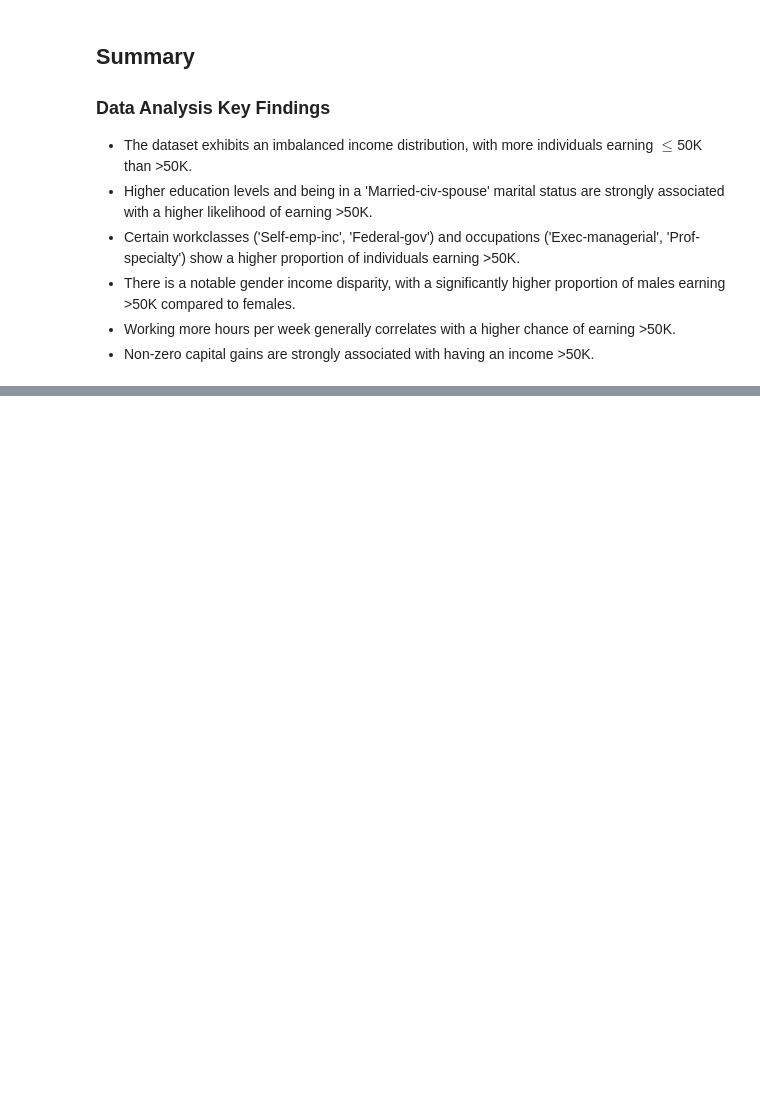
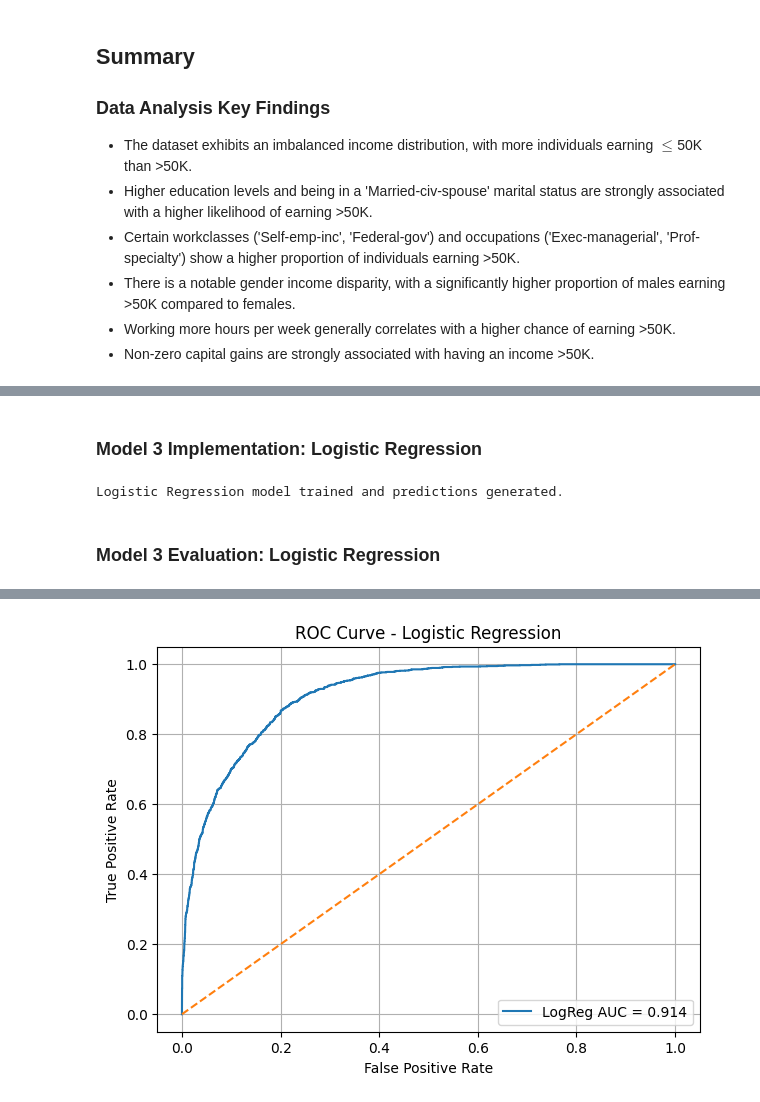
Before and after one commit to shounak49/ML-Project-Fall-2025, a Jupyter notebook: ML_Project_Fall_2025.ipynb, the cells around one changed output, grey strips where cells are left out. Drawn from its saved outputs; the diff is of its cells as text; code cells hidden in the pictures; blank space fills up the shorter version.

```diff
--- a/ML_Project_Fall_2025.ipynb
+++ b/ML_Project_Fall_2025.ipynb
@@ -141,0 +185,71 @@ dtype: int64
+# %% [markdown]
+### Model 3 Implementation: Logistic Regression
+# %%
+from sklearn.linear_model import LogisticRegression
+from sklearn.pipeline import Pipeline
+
+log_reg_pipeline = Pipeline(steps=[
+    ("preprocessor", preprocessor),
+    ("classifier", LogisticRegression(
+        max_iter=500,
+        solver="lbfgs",
+        n_jobs=-1
+    ))
+])
+
+log_reg_pipeline.fit(X_train, y_train)
+
+y_pred_logreg = log_reg_pipeline.predict(X_test)
+y_prob_logreg = log_reg_pipeline.predict_proba(X_test)[:, 1]  # probabilty of >50K
+
+print("Logistic Regression model trained and predictions generated.")
+# %% [output]
+Logistic Regression model trained and predictions generated.
+# %% [markdown]
+### Model 3 Evaluation: Logistic Regression
+# %%
+from sklearn.metrics import (
+    accuracy_score,
+    precision_score,
+    recall_score,
+    f1_score,
+    confusion_matrix,
+    classification_report,
+    roc_curve,
+    auc
+)
+import matplotlib.pyplot as plt
+
+accuracy = accuracy_score(y_test, y_pred_logreg)
+precision = precision_score(y_test, y_pred_logreg, pos_label=">50K")
+recall = recall_score(y_test, y_pred_logreg, pos_label=">50K")
+f1 = f1_score(y_test, y_pred_logreg, pos_label=">50K")
+
+print("=== Logistic Regression Performance ===")
+print(f"Accuracy : {accuracy:.4f}")
+print(f"Precision: {precision:.4f}")
+print(f"Recall   : {recall:.4f}")
+print(f"F1-score : {f1:.4f}")
+
+cm = confusion_matrix(y_test, y_pred_logreg, labels=["<=50K", ">50K"])
+print("\nConfusion Matrix (rows=true, cols=pred):")
+print(cm)
+
+print("\nClassification Report:")
+print(classification_report(y_test, y_pred_logreg))
+
+y_test_binary = y_test.map({"<=50K": 0, ">50K": 1})
+
+fpr, tpr, thresholds = roc_curve(y_test_binary, y_prob_logreg)
+roc_auc = auc(fpr, tpr)
+
+plt.figure(figsize=(7, 5))
+plt.plot(fpr, tpr, label=f"LogReg AUC = {roc_auc:.3f}")
+plt.plot([0, 1], [0, 1], linestyle="--")
+plt.xlabel("False Positive Rate")
+plt.ylabel("True Positive Rate")
+plt.title("ROC Curve - Logistic Regression")
+plt.legend()
+plt.grid(True)
+plt.show()
+# %% [output]
@@ -141,0 +275 @@ dtype: int64
+[figure, added]
```
Also changed, not shown: parts of 5 cells of this notebook.
